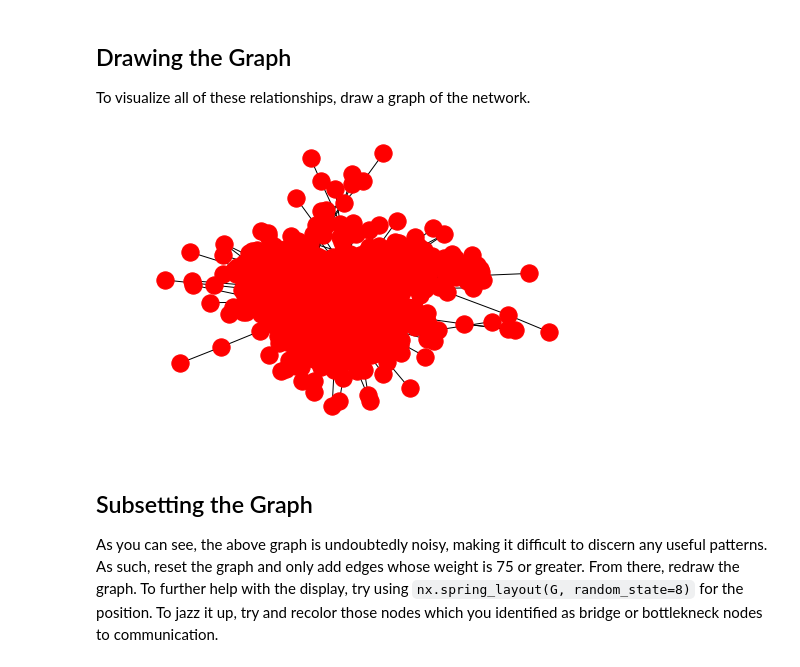
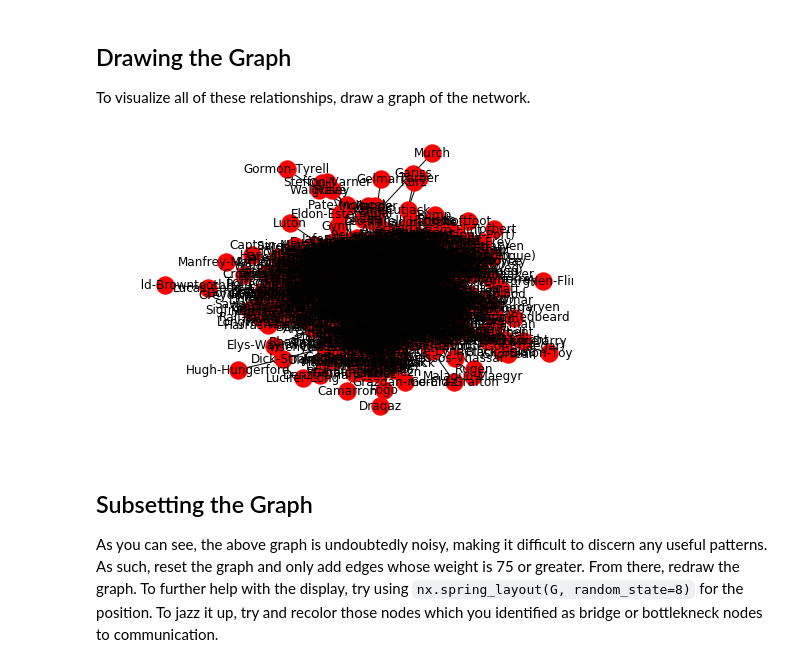
Before and after one commit to worldyne/dsc-3-28-09-graph-dynamics-node-centrality-lab-seattle-ds-career-040119, a Jupyter notebook: index.ipynb, the cells around one changed output. Saved outputs shown, nothing was run; the diff lists cells and outputs as text; code cells hidden in the pictures.

```diff
--- a/index.ipynb
+++ b/index.ipynb
@@ -155,9 +155,9 @@ While centrality can tell us a lot, you've also begun to see how certain individ
 To visualize all of these relationships, draw a graph of the network.
 # %%
 #Your code here
-nx.draw(G, with_labels=T)
+nx.draw(G, with_labels=True)
 # %% [output]
-[figure, old version]
+[figure, new version]
 # %% [markdown]
 ## Subsetting the Graph
 
```
